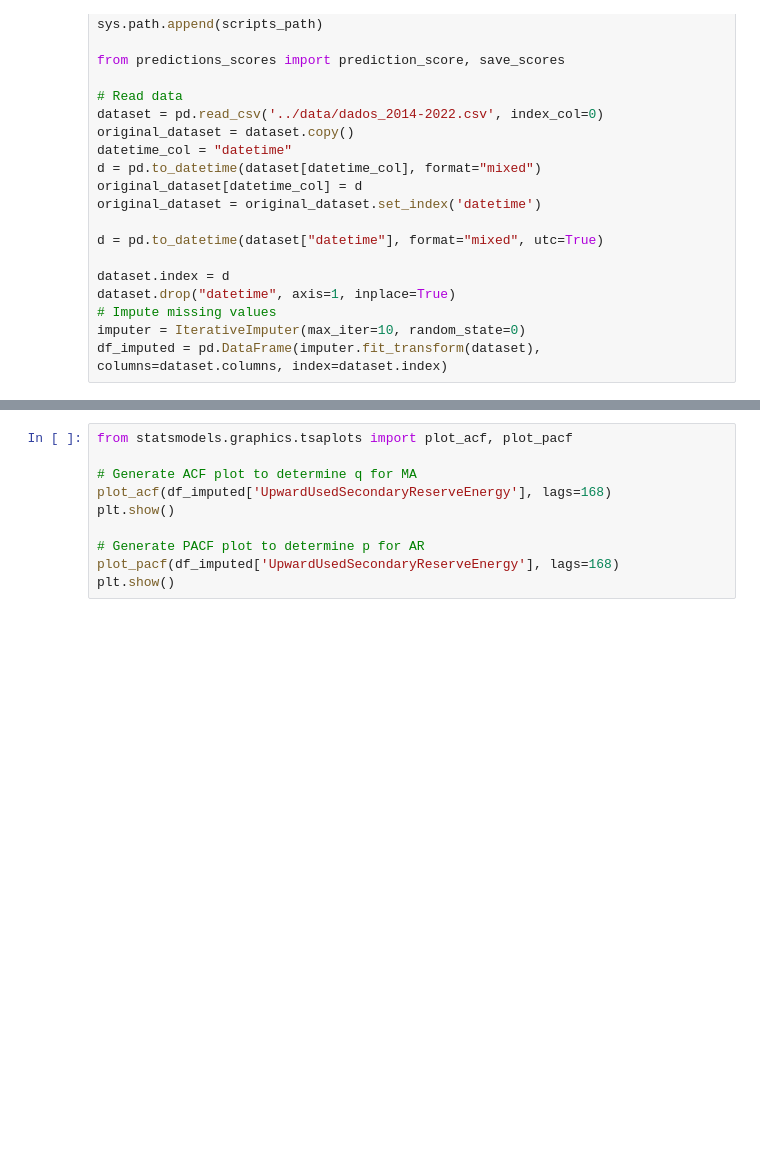
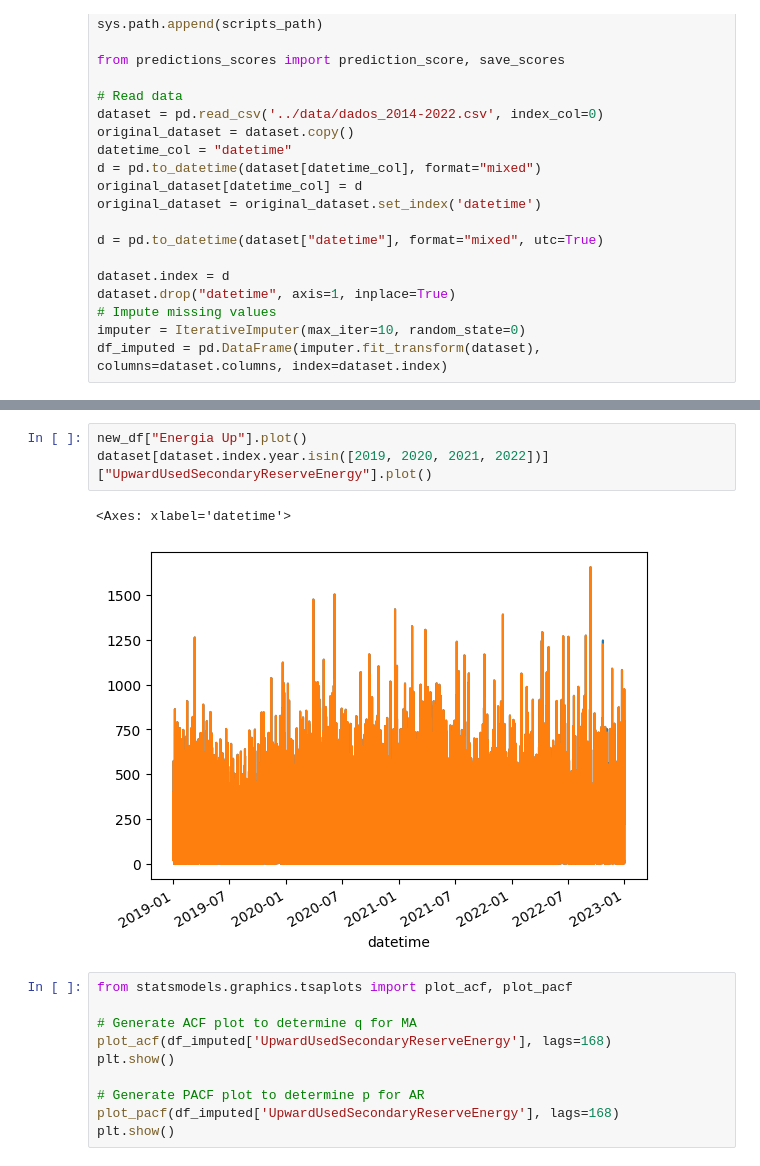
Before and after one commit to JotaFan/renewable-generation-into-reserve-markets, a Jupyter notebook: notebooks/Model Statistics.ipynb, the cells around one changed output, grey strips where cells are left out. Cells and saved outputs as stored; diff of their text form; blank space fills up the shorter version.

```diff
--- a/notebooks/Model Statistics.ipynb
+++ b/notebooks/Model Statistics.ipynb
@@ -37,3 +158,9 @@ df_imputed = pd.DataFrame(imputer.fit_transform(dataset), columns=dataset.column
+# %%
+new_df["Energia Up"].plot()
+dataset[dataset.index.year.isin([2019, 2020, 2021, 2022])]["UpwardUsedSecondaryReserveEnergy"].plot()
+# %% [output]
+<Axes: xlabel='datetime'>
+[figure, added]
 # %%
 from statsmodels.graphics.tsaplots import plot_acf, plot_pacf
 
```
Also changed, not shown: parts of 20 cells of this notebook, 11 other files.
